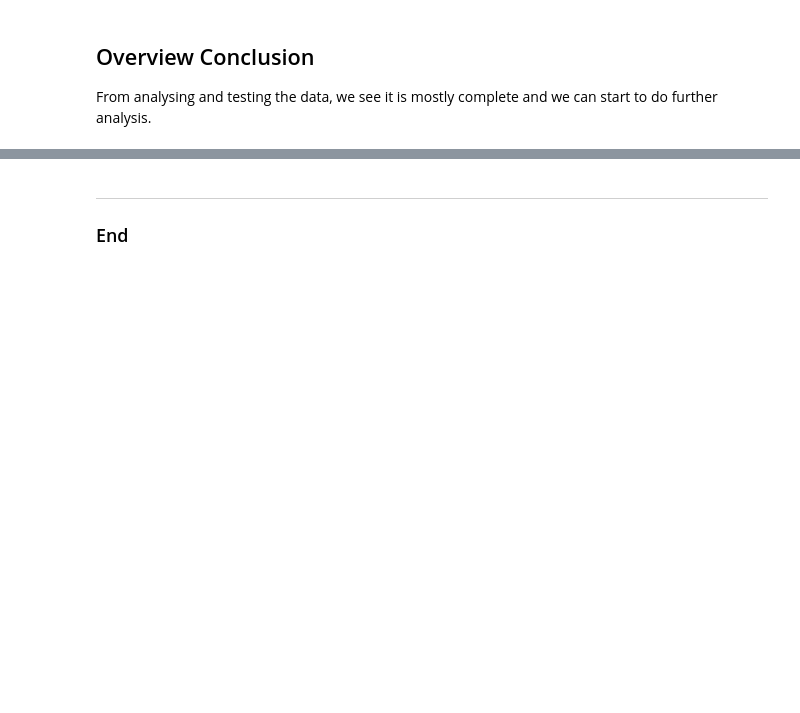
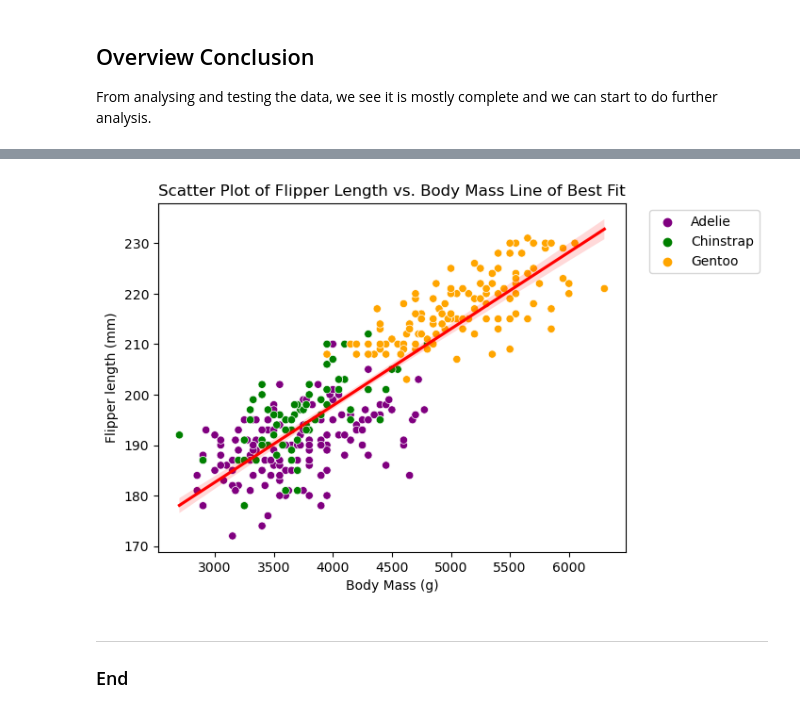
Before and after one commit to Grainne10/myproject, a Jupyter notebook: penguins.ipynb, the cells around one changed output, grey strips where cells are left out. Cells and saved outputs as stored; diff of their text form; code cells hidden in the pictures; blank space fills up the shorter version.

Commit message:
Line of Best Fit and Discussion

```diff
--- a/penguins.ipynb
+++ b/penguins.ipynb
@@ -289,3 +315,19 @@ plt.show()
+# %%
+# We can add a line of best fit to our scatter plot to show the trend of the scattered plots.
+# It shows the relationship between the body mass and flipper length  and shows as the body mass increases so does the flipper length.
+
+# Create scatterplot
+sns.scatterplot(data=df, x="body_mass_g", y="flipper_length_mm", hue="species")
+# Add line of best fit
+sns.regplot(data=df, x="body_mass_g", y="flipper_length_mm", scatter=False, color='red')
+plt.title("Scatter Plot of Flipper Length vs. Body Mass Line of Best Fit")
+plt.xlabel("Body Mass (g)")
+plt.ylabel("Flipper length (mm)")
+plt.legend(loc='upper right', bbox_to_anchor=(1.30, 1))
+plt.savefig('Scatter plot of - Line of best fit Flipper length vs Body Mass', bbox_inches='tight')
+plt.show()
+# %% [output]
+[figure, added]
 # %% [markdown]
 ***
 ### End
```
Also changed, not shown: parts of 10 cells of this notebook, 5 other files.
